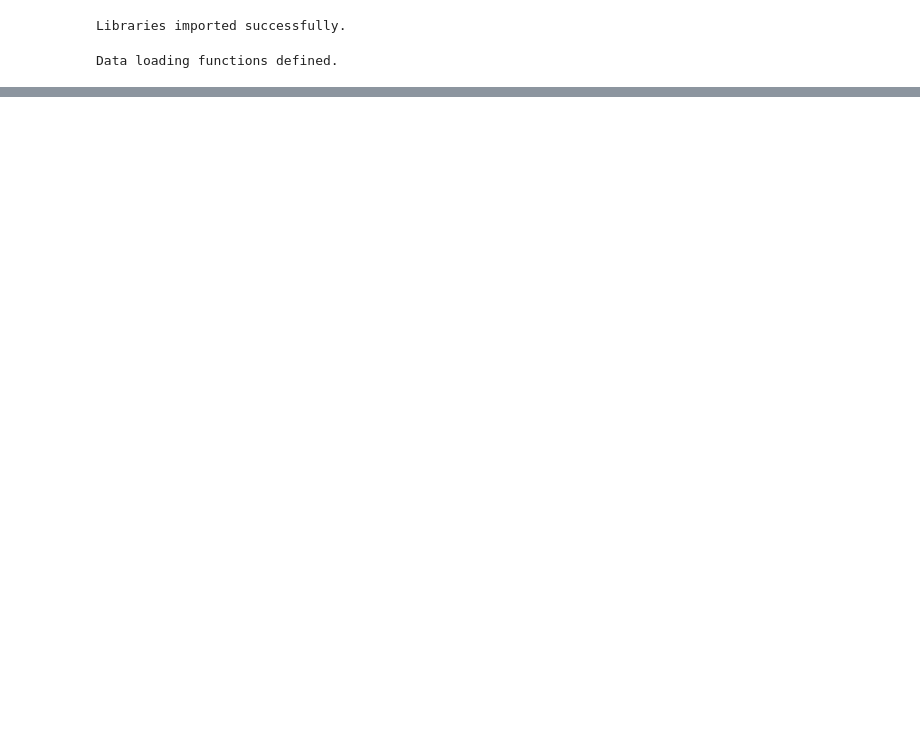
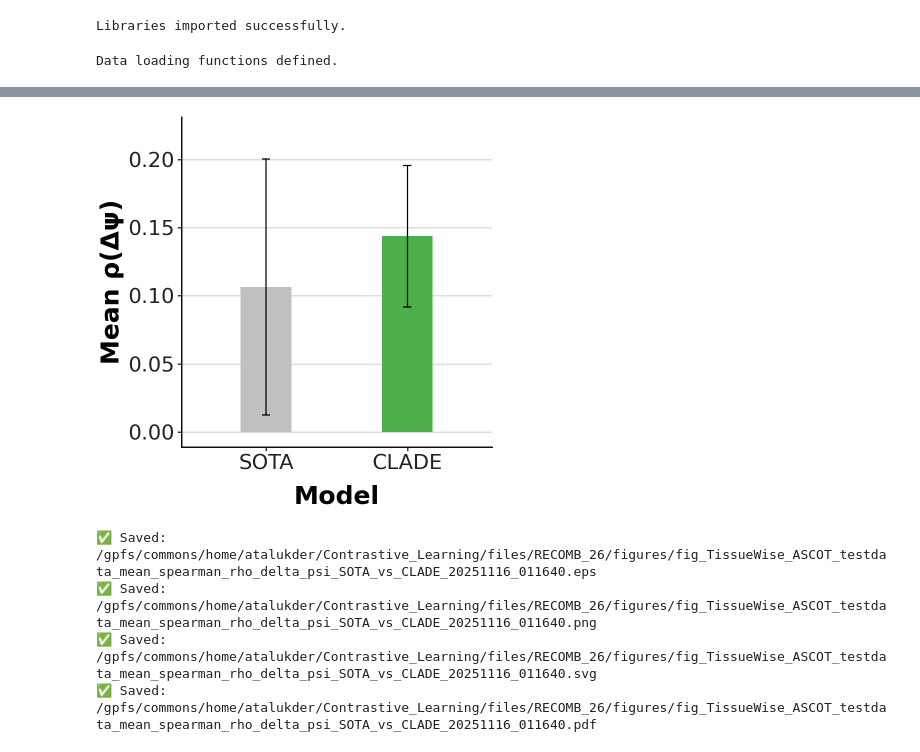
Before and after one commit to ArghamitraT/CL_Splicing_Regulation, a Jupyter notebook: ML_model/scripts/result_analysis/notebooks/plotDeltaPsi2.ipynb, the cells around one changed output, grey strips where cells are left out. Saved outputs shown, nothing was run; the diff lists cells and outputs as text; code cells hidden in the pictures; blank space fills up the shorter version.

```diff
--- a/ML_model/scripts/result_analysis/notebooks/plotDeltaPsi2.ipynb
+++ b/ML_model/scripts/result_analysis/notebooks/plotDeltaPsi2.ipynb
@@ -896,9 +927,10 @@ def plot_mean_spearman_summary(sota_df, run1_df, metric_col, main_dir):
             width=0.06
         )
         + scale_fill_manual(values={"SOTA": "#c0c0c0", "CLADE": "#4daf4a"})
-        + labs(x=None, y=r"Mean $\boldsymbol{\rho}$", fill=None)
+        + labs(x=None,
+            y="Mean ρ(Δψ)", fill=None)
         + theme_bw()
-        + coord_cartesian(ylim=(0.1, 0.4))  # ✅ preferred approach
+        + coord_cartesian(ylim=(-0.0, 0.22))  # ✅ preferred approach
         # + theme(
         #     figure_size=(4, 4),
         #     legend_position="none",
@@ -938,7 +970,7 @@ def plot_mean_spearman_summary(sota_df, run1_df, metric_col, main_dir):
 
     # --- Save ---
     timestamp = time.strftime("%Y%m%d_%H%M%S")
-    out_path = f"{main_dir}/fig_TissueWise_ASCOT_mean_{metric_col}_SOTA_vs_CLADE_{timestamp}"
+    out_path = f"{main_dir}/fig_TissueWise_ASCOT_testdata_mean_{metric_col}_SOTA_vs_CLADE_{timestamp}"
 
 
     fig = p.draw()
@@ -947,33 +979,39 @@ def plot_mean_spearman_summary(sota_df, run1_df, metric_col, main_dir):
         tree = ET.parse(svg_path)
         root = tree.getroot()
         root.set("width", f"{target_size[0]}")
         root.set("height", f"{target_size[1]}")
         root.set("viewBox", f"0 0 {target_size[0]} {target_size[1]}")
         tree.write(svg_path)
 
     for fmt in ["eps", "png", "svg", "pdf"]:
         save_path = f"{out_path}.{fmt}"
         fig.savefig(
             save_path,
             dpi=300,
             facecolor="white",
             bbox_inches="tight", pad_inches=0
         )
         if fmt == "svg":
             normalize_svg_viewbox(save_path)
         print(f"✅ Saved: {save_path}")
 
     plt.close(fig)
 
 main_dir = "/gpfs/commons/home/atalukder/Contrastive_Learning/files/RECOMB_26/figures"
 
 
 plot_mean_spearman_summary(
     sota_df=sota_results,
     run1_df=single_run_1_results,
     metric_col="spearman_rho_delta_psi",
     main_dir="/gpfs/commons/home/atalukder/Contrastive_Learning/files/RECOMB_26/figures"
 )
+# %% [output]
+[figure, added]
+✅ Saved: /gpfs/commons/home/atalukder/Contrastive_Learning/files/RECOMB_26/figures/fig_TissueWise_ASCOT_testdata_mean_spearman_rho_delta_psi_SOTA_vs_CLADE_20251116_011640.eps
+✅ Saved: /gpfs/commons/home/atalukder/Contrastive_Learning/files/RECOMB_26/figures/fig_TissueWise_ASCOT_testdata_mean_spearman_rho_delta_psi_SOTA_vs_CLADE_20251116_011640.png
+✅ Saved: /gpfs/commons/home/atalukder/Contrastive_Learning/files/RECOMB_26/figures/fig_TissueWise_ASCOT_testdata_mean_spearman_rho_delta_psi_SOTA_vs_CLADE_20251116_011640.svg
+✅ Saved: /gpfs/commons/home/atalukder/Contrastive_Learning/files/RECOMB_26/figures/fig_TissueWise_ASCOT_testdata_mean_spearman_rho_delta_psi_SOTA_vs_CLADE_20251116_011640.pdf
 # %%
 # --- Plotting ---
 
```
Also changed, not shown: parts of 7 cells of this notebook, 30 other files.
